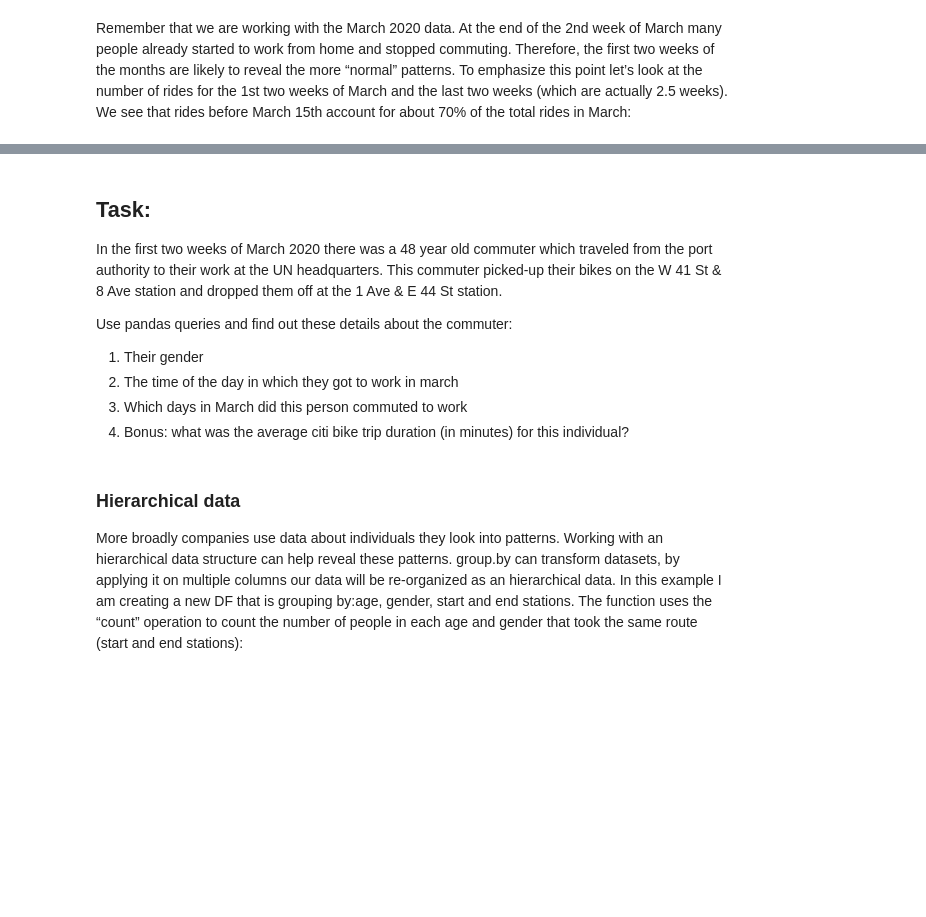
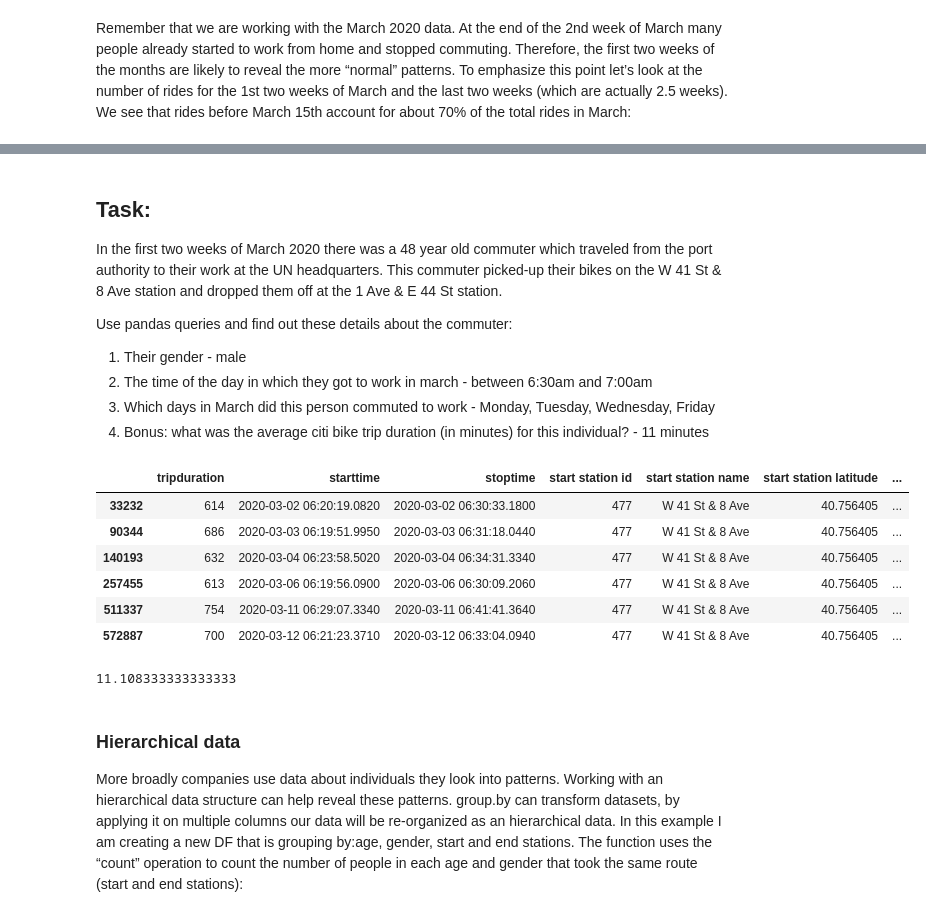
Before and after one commit to HenryRivera/Computing4SUE, a Jupyter notebook: Lab 12/her277_class_12.ipynb, the cells around one changed output, grey strips where cells are left out. Drawn from its saved outputs; the diff is of its cells as text; code cells hidden in the pictures; blank space fills up the shorter version.

```diff
--- a/Lab 12/her277_class_12.ipynb
+++ b/Lab 12/her277_class_12.ipynb
@@ -120,12 +124,29 @@ In the first two weeks of March 2020 there was a 48 year old commuter which trav
 
 Use pandas queries and find out these details about the commuter:
 
-1. Their gender
-2. The time of the day in which they got to work in march
-3. Which days in March did this person commuted to work
-4. Bonus: what was the average citi bike trip duration (in minutes) for this individual?
+1. Their gender - male
+2. The time of the day in which they got to work in march - between 6:30am and 7:00am
+3. Which days in March did this person commuted to work - Monday, Tuesday, Wednesday, Friday
+4. Bonus: what was the average citi bike trip duration (in minutes) for this individual? - 11 minutes
 # %%
 #your code
+# %%
+user = citi_bike_march[(citi_bike_march['birth year'] == 1972) &
+                       (citi_bike_march['start station name'] == "W 41 St & 8 Ave") &
+                       (citi_bike_march['end station name'] == "1 Ave & E 44 St")]
+user
+# %% [output]
+|  | tripduration | starttime | stoptime | start station id | start station name | start station latitude | ... |
+| 33232 | 614 | 2020-03-02 06:20:19.0820 | 2020-03-02 06:30:33.1800 | 477 | W 41 St & 8 Ave | 40.756405 | ... |
+| 90344 | 686 | 2020-03-03 06:19:51.9950 | 2020-03-03 06:31:18.0440 | 477 | W 41 St & 8 Ave | 40.756405 | ... |
+| 140193 | 632 | 2020-03-04 06:23:58.5020 | 2020-03-04 06:34:31.3340 | 477 | W 41 St & 8 Ave | 40.756405 | ... |
+| 257455 | 613 | 2020-03-06 06:19:56.0900 | 2020-03-06 06:30:09.2060 | 477 | W 41 St & 8 Ave | 40.756405 | ... |
+| 511337 | 754 | 2020-03-11 06:29:07.3340 | 2020-03-11 06:41:41.3640 | 477 | W 41 St & 8 Ave | 40.756405 | ... |
+| 572887 | 700 | 2020-03-12 06:21:23.3710 | 2020-03-12 06:33:04.0940 | 477 | W 41 St & 8 Ave | 40.756405 | ... |
+# %%
+user["tripduration"].mean() / 60
+# %% [output]
+11.108333333333333
 # %% [markdown]
 ### Hierarchical data
 More broadly companies use data about individuals they look into patterns. Working with an hierarchical data structure can help reveal these patterns. group.by can transform datasets, by applying it on multiple columns  our data will be re-organized as an hierarchical data. In this example I am creating a new DF that is grouping by:age, gender, start and end stations. The function uses the “count” operation to count the number of people in each age and gender that took the same route (start and end stations):
```
Also changed, not shown: parts of 1 cell of this notebook.
